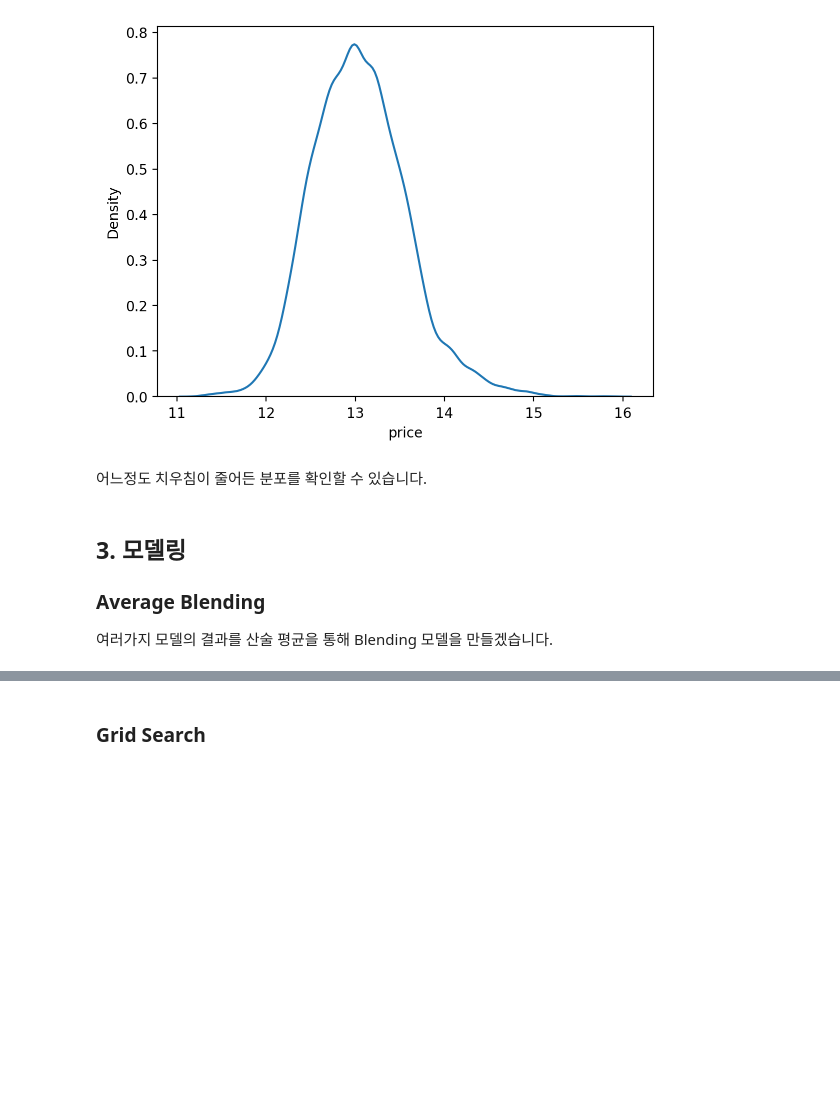
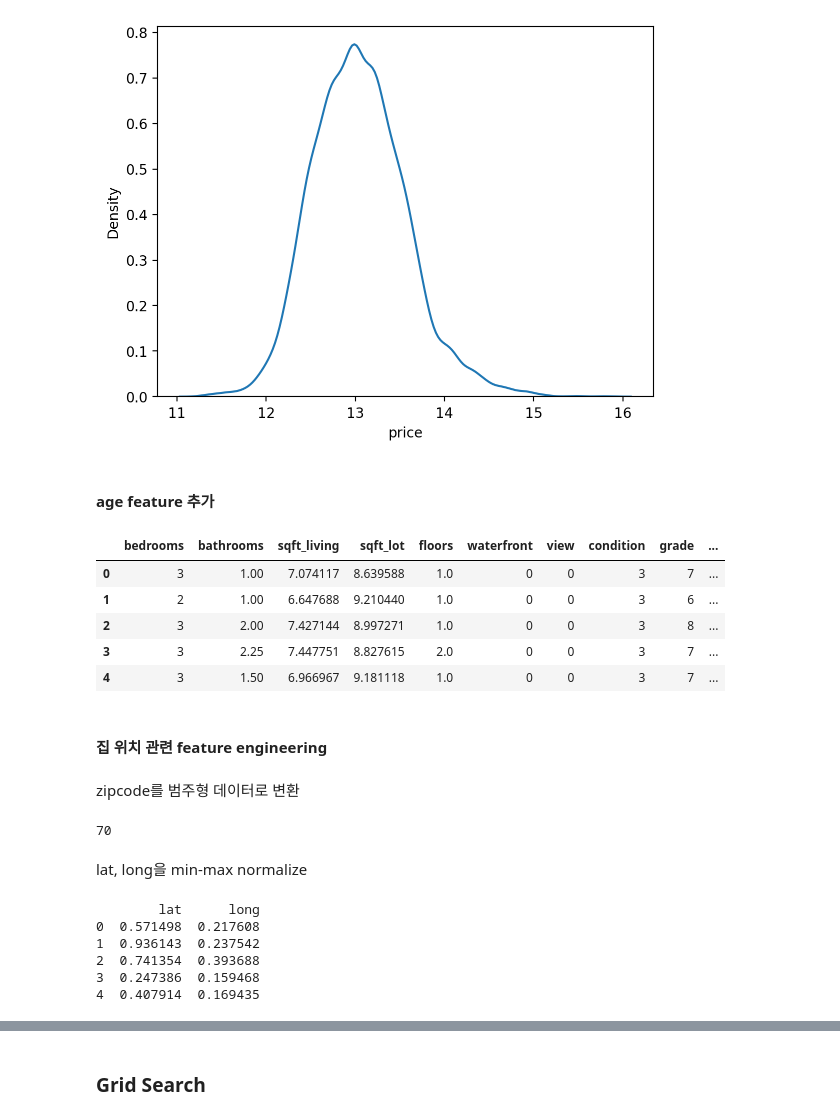
Before and after one commit to Sanghoney96/Aiffel_quest_rs, a Jupyter notebook: Exploration/Ex02/2019-ml-month-2nd-baseline.ipynb, the cells around one changed output, grey strips where cells are left out. Cells and saved outputs as stored; diff of their text form; code cells hidden in the pictures; blank space fills up the shorter version.

```diff
--- a/Exploration/Ex02/2019-ml-month-2nd-baseline.ipynb
+++ b/Exploration/Ex02/2019-ml-month-2nd-baseline.ipynb
@@ -256,9 +200,38 @@ sns.kdeplot(y)
 plt.show()
 # %% [output]
 [figure]
-# %% [markdown]
-어느정도 치우침이 줄어든 분포를 확인할 수 있습니다.
-# %% [markdown]
-## 3. 모델링
-### Average Blending
-여러가지 모델의 결과를 산술 평균을 통해 Blending 모델을 만들겠습니다.
+# %% [markdown]
+#### age feature 추가
+# %%
+# effective year column
+train['effective_year'] = train[['yr_built', 'yr_renovated']].max(axis=1)
+test['effective_year'] = test[['yr_built', 'yr_renovated']].max(axis=1)
+
+# delete yr_built and yr_renovated columns
+train.drop(['yr_built', 'yr_renovated'], axis=1, inplace=True)
+test.drop(['yr_built', 'yr_renovated'], axis=1, inplace=True)
+
+train['house_age'] = train['year'] - train['effective_year']
+test['house_age'] = test['year'] - test['effective_year']
+
+train.drop(['month', 'year', 'effective_year'], axis=1, inplace=True)
+test.drop(['month', 'year', 'effective_year'], axis=1, inplace=True)
+
+# check train set
+train.head()
+# %% [output]
+|  | bedrooms | bathrooms | sqft_living | sqft_lot | floors | waterfront | view | condition | grade | ... |
+| 0 | 3 | 1.00 | 7.074117 | 8.639588 | 1.0 | 0 | 0 | 3 | 7 | ... |
+| 1 | 2 | 1.00 | 6.647688 | 9.210440 | 1.0 | 0 | 0 | 3 | 6 | ... |
+| 2 | 3 | 2.00 | 7.427144 | 8.997271 | 1.0 | 0 | 0 | 3 | 8 | ... |
+| 3 | 3 | 2.25 | 7.447751 | 8.827615 | 2.0 | 0 | 0 | 3 | 7 | ... |
+| 4 | 3 | 1.50 | 6.966967 | 9.181118 | 1.0 | 0 | 0 | 3 | 7 | ... |
+# %% [markdown]
+#### 집 위치 관련 feature engineering
+# %% [markdown]
+zipcode를 범주형 데이터로 변환
+# %%
+unique_zipcodes = set(train['zipcode'])
+print(len(unique_zipcodes)) # 70 categories
+# %% [output]
+70
@@ -264,0 +242,16 @@ plt.show()
+# %% [markdown]
+lat, long을 min-max normalize
+# %%
+from sklearn.preprocessing import MinMaxScaler
+
+columns_to_normalize = ['lat', 'long']
+scaler = MinMaxScaler()
+train[columns_to_normalize] = scaler.fit_transform(train[columns_to_normalize])
+print(train[columns_to_normalize].head())
+# %% [output]
+        lat      long
+0  0.571498  0.217608
+1  0.936143  0.237542
+2  0.741354  0.393688
+3  0.247386  0.159468
+4  0.407914  0.169435
```
Also changed, not shown: parts of 31 cells of this notebook, 3 other files.
